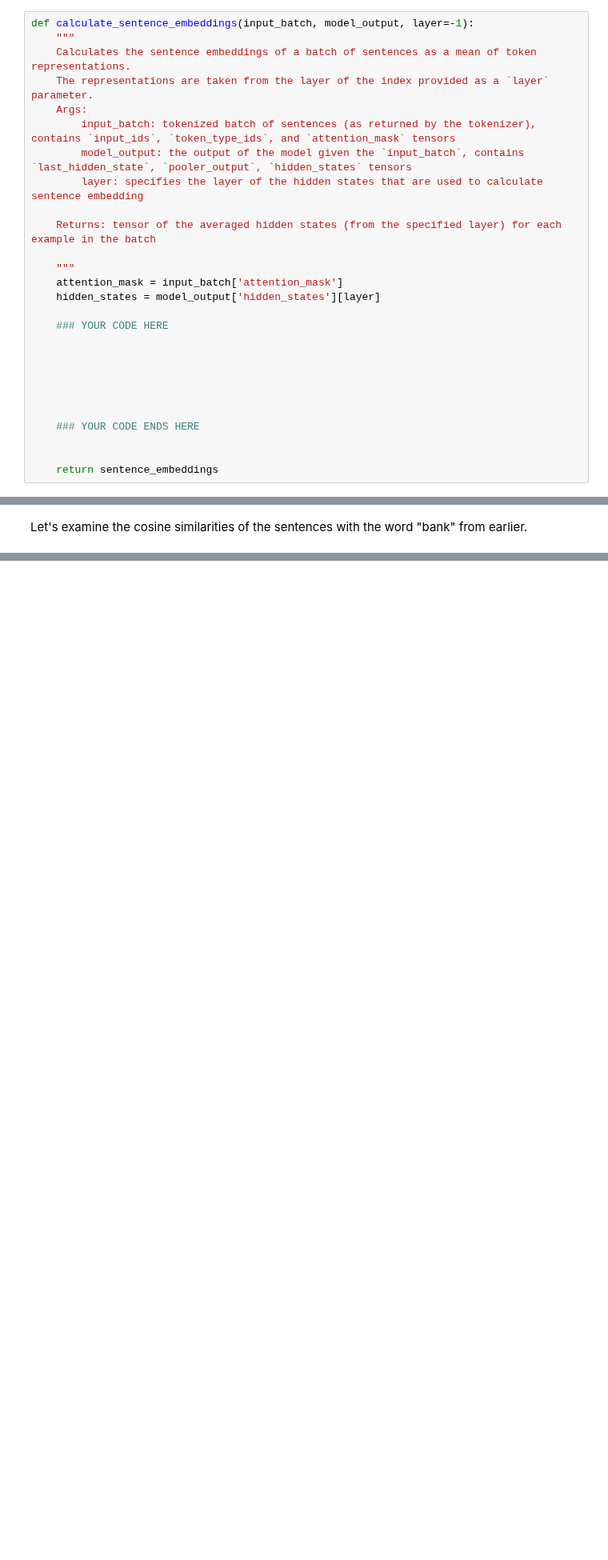
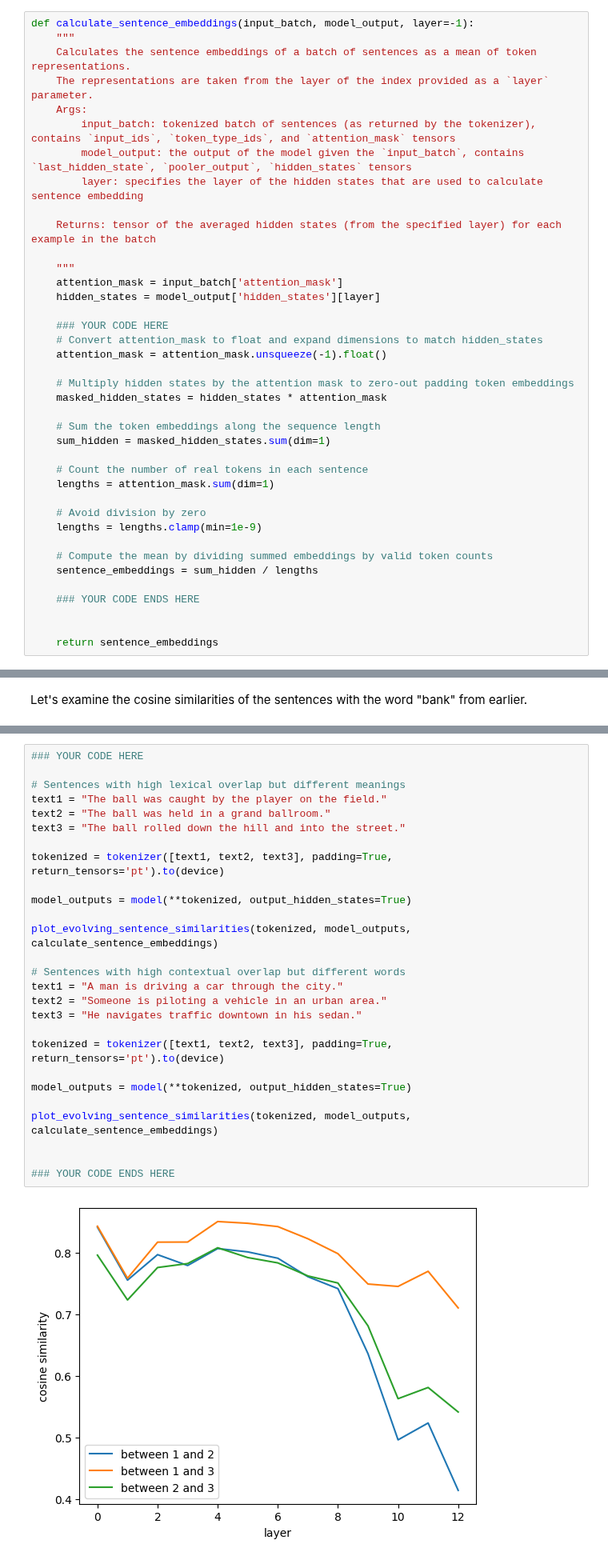
Before and after one commit to katarinadvornak/Natural-Language-Processing, a Jupyter notebook: lab3.ipynb, the cells around one changed output, grey strips where cells are left out. Shown at 80% size. Drawn from its saved outputs; the diff is of its cells as text; blank space fills up the shorter version.

```diff
--- a/lab3.ipynb
+++ b/lab3.ipynb
@@ -597,11 +637,23 @@ def calculate_sentence_embeddings(input_batch, model_output, layer=-1):
     hidden_states = model_output['hidden_states'][layer]
 
     ### YOUR CODE HERE
+    # Convert attention_mask to float and expand dimensions to match hidden_states
+    attention_mask = attention_mask.unsqueeze(-1).float()
 
+    # Multiply hidden states by the attention mask to zero-out padding token embeddings
+    masked_hidden_states = hidden_states * attention_mask
 
+    # Sum the token embeddings along the sequence length
+    sum_hidden = masked_hidden_states.sum(dim=1)
 
+    # Count the number of real tokens in each sentence
+    lengths = attention_mask.sum(dim=1)
 
+    # Avoid division by zero
+    lengths = lengths.clamp(min=1e-9)
 
+    # Compute the mean by dividing summed embeddings by valid token counts
+    sentence_embeddings = sum_hidden / lengths
 
     ### YOUR CODE ENDS HERE
 
@@ -669,0 +720,29 @@ plot_evolving_sentence_similarities(tokenized, model_outputs, calculate_sentence
+# %%
+### YOUR CODE HERE
+
+# Sentences with high lexical overlap but different meanings
+text1 = "The ball was caught by the player on the field."
+text2 = "The ball was held in a grand ballroom."
+text3 = "The ball rolled down the hill and into the street."
+
+tokenized = tokenizer([text1, text2, text3], padding=True, return_tensors='pt').to(device)
+
+model_outputs = model(**tokenized, output_hidden_states=True)
+
+plot_evolving_sentence_similarities(tokenized, model_outputs, calculate_sentence_embeddings)
+
+# Sentences with high contextual overlap but different words
+text1 = "A man is driving a car through the city."
+text2 = "Someone is piloting a vehicle in an urban area."
+text3 = "He navigates traffic downtown in his sedan."
+
+tokenized = tokenizer([text1, text2, text3], padding=True, return_tensors='pt').to(device)
+
+model_outputs = model(**tokenized, output_hidden_states=True)
+
+plot_evolving_sentence_similarities(tokenized, model_outputs, calculate_sentence_embeddings)
+
+
+### YOUR CODE ENDS HERE
+# %% [output]
+[figure, added]
```
Also changed, not shown: parts of 27 cells of this notebook.
